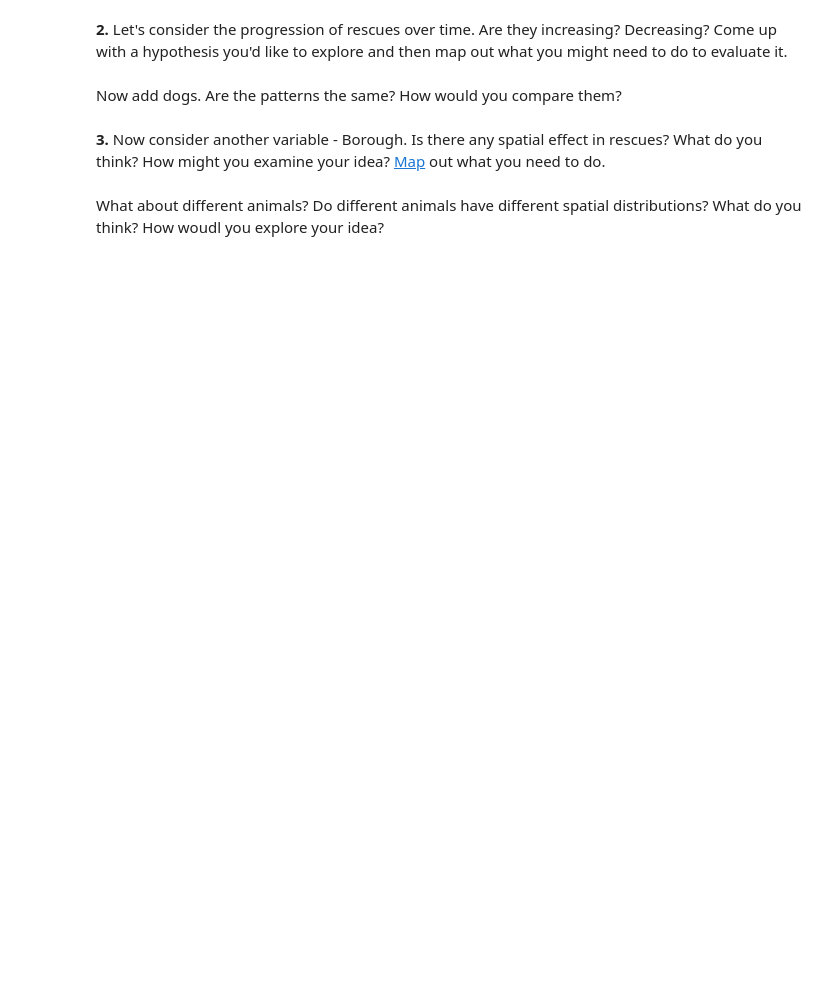
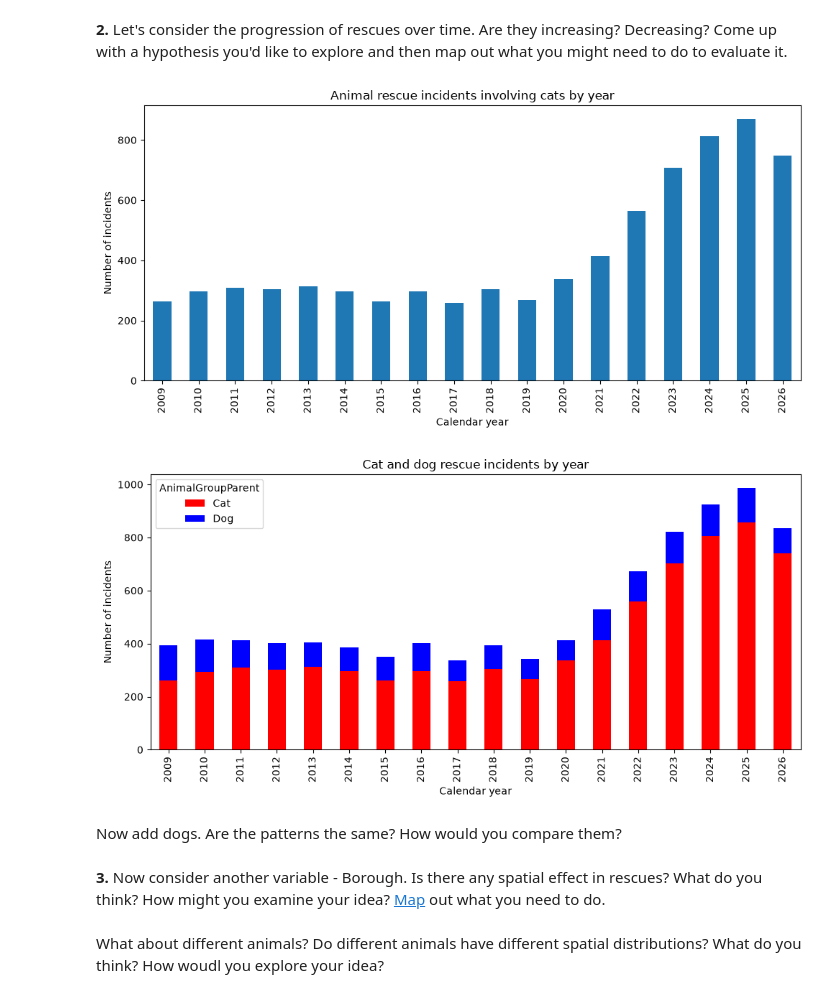
Before and after one commit to dianashin00/2026-Image-and-Sound, a Jupyter notebook: lessons/03_lecture/Classtime_3.ipynb, the cells around one changed output. Cells and saved outputs as stored; diff of their text form; code cells hidden in the pictures; blank space fills up the shorter version.

```diff
--- a/lessons/03_lecture/Classtime_3.ipynb
+++ b/lessons/03_lecture/Classtime_3.ipynb
@@ -106,3 +156,49 @@ What about [this story](https://www.theguardian.com/world/2025/nov/02/firefighte
+# %%
+import matplotlib.pyplot as plt
+
+cat_calls = lfb[
+    lfb["AnimalGroupParent"].str.strip().str.lower() == "cat"
+]
+cats_per_year = cat_calls.groupby("CalYear").size()
+
+ax = cats_per_year.plot(
+    kind="bar",
+    figsize=(10, 5),
+    title="Animal rescue incidents involving cats by year"
+)
+ax.set_xlabel("Calendar year")
+ax.set_ylabel("Number of incidents")
+plt.tight_layout()
+plt.show()
+
+import matplotlib.pyplot as plt
+
+cats_and_dogs = lfb[
+    lfb["AnimalGroupParent"].isin(["Cat", "Dog"])
+]
+
+counts_by_year = cats_and_dogs.groupby(
+    ["CalYear", "AnimalGroupParent"]
+).size().unstack(fill_value=0)
+
+counts_by_year = counts_by_year.reindex(
+    columns=["Cat", "Dog"], fill_value=0
+)
+
+ax = counts_by_year.plot(
+    kind="bar",
+    stacked=True,
+    color=["red", "blue"],
+    figsize=(10, 5),
+    title="Cat and dog rescue incidents by year"
+)
+ax.set_xlabel("Calendar year")
+ax.set_ylabel("Number of incidents")
+plt.tight_layout()
+plt.show()
+# %% [output]
+[figure, added]
+[figure, added]
 # %% [markdown]
 Now add dogs. Are the patterns the same? How would you compare them?
 # %%
```
Also changed, not shown: parts of 8 cells of this notebook, 1 other file.
